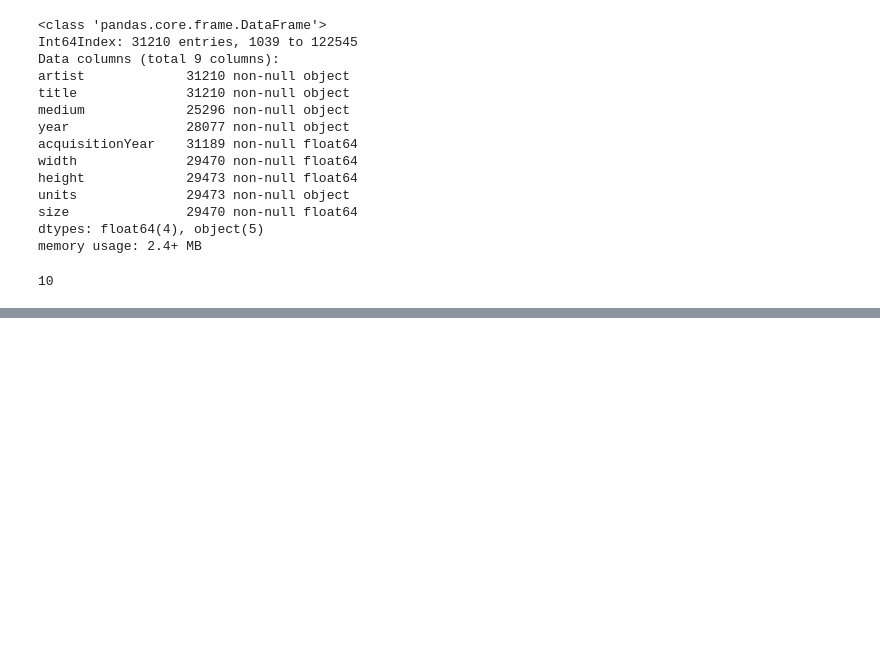
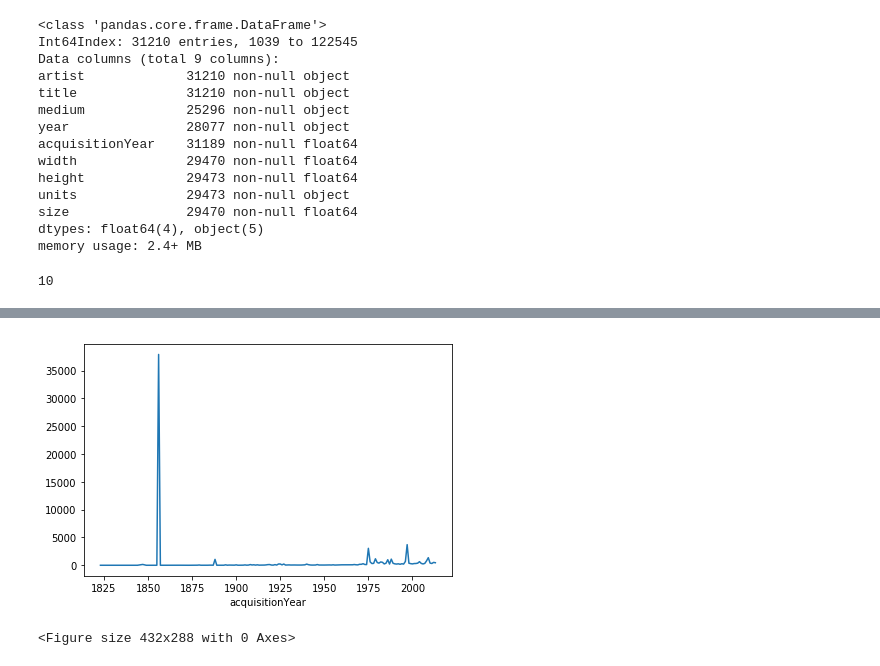
Before and after one commit to mp3sii/Panda_Intro, a Jupyter notebook: Pand_Intro.ipynb, the cells around one changed output, grey strips where cells are left out. Cells and saved outputs as stored; diff of their text form; code cells hidden in the pictures; blank space fills up the shorter version.

```diff
--- a/Pand_Intro.ipynb
+++ b/Pand_Intro.ipynb
@@ -735,0 +756,2 @@ memory usage: 2.4+ MB
+# %%
+acquisition_years = df.groupby('acquisitionYear').size()
@@ -735,0 +768,4 @@ memory usage: 2.4+ MB
+# %%
+pl =acquisition_years.plot()
+# %% [output]
+[figure, added]
@@ -735,0 +778,4 @@ memory usage: 2.4+ MB
+# %%
+fig = plt.figure()
+# %% [output]
+<Figure size 432x288 with 0 Axes>
```
Also changed, not shown: parts of 16 cells of this notebook, 2 other files.
